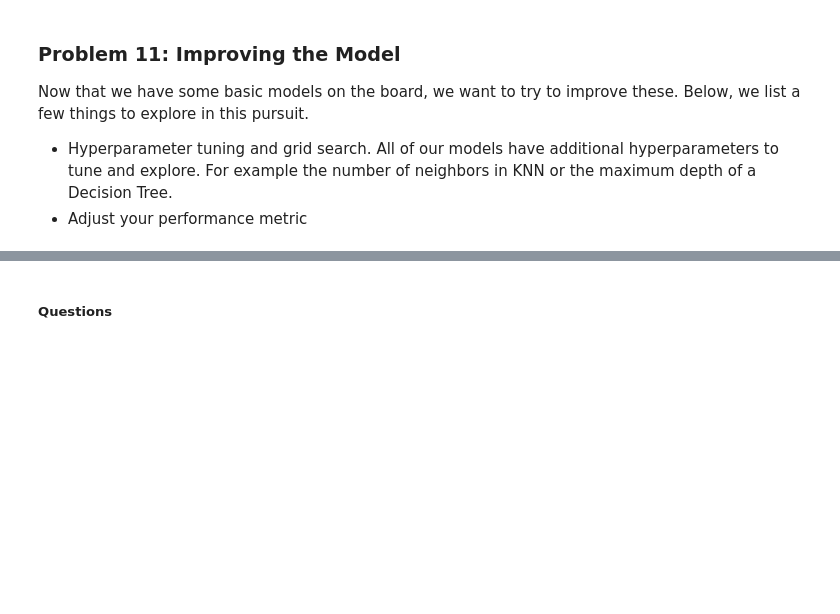
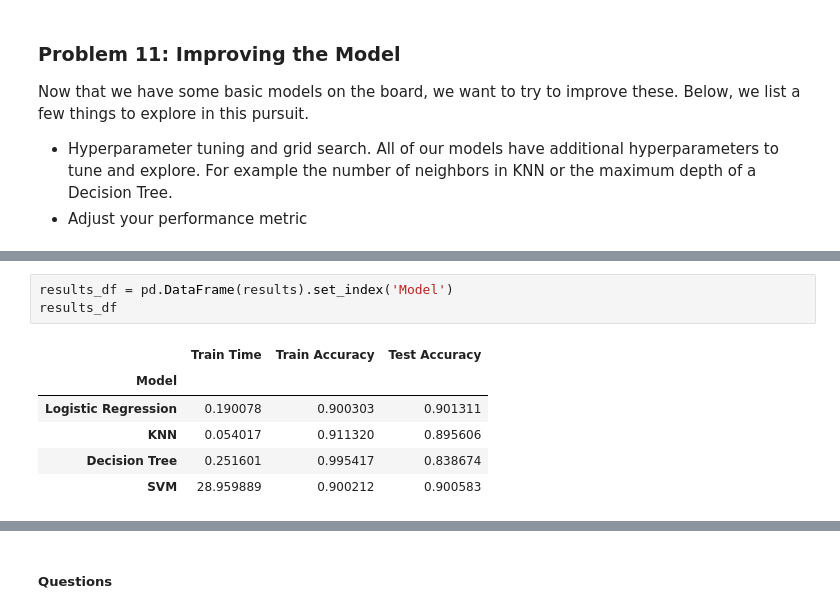
Before and after one commit to cnolan3/marketing_campaign_analysis, a Jupyter notebook: prompt_III.ipynb, the cells around one changed output, grey strips where cells are left out. Saved outputs shown, nothing was run; the diff lists cells and outputs as text; blank space fills up the shorter version.

```diff
--- a/prompt_III.ipynb
+++ b/prompt_III.ipynb
@@ -204,0 +449,10 @@ Now that we have some basic models on the board, we want to try to improve these
+# %%
+results_df = pd.DataFrame(results).set_index('Model')
+results_df
+# %% [output]
+|  | Train Time | Train Accuracy | Test Accuracy |
+| Model |  |  |  |
+| Logistic Regression | 0.190078 | 0.900303 | 0.901311 |
+| KNN | 0.054017 | 0.911320 | 0.895606 |
+| Decision Tree | 0.251601 | 0.995417 | 0.838674 |
+| SVM | 28.959889 | 0.900212 | 0.900583 |
```
Also changed, not shown: parts of 28 cells of this notebook.
